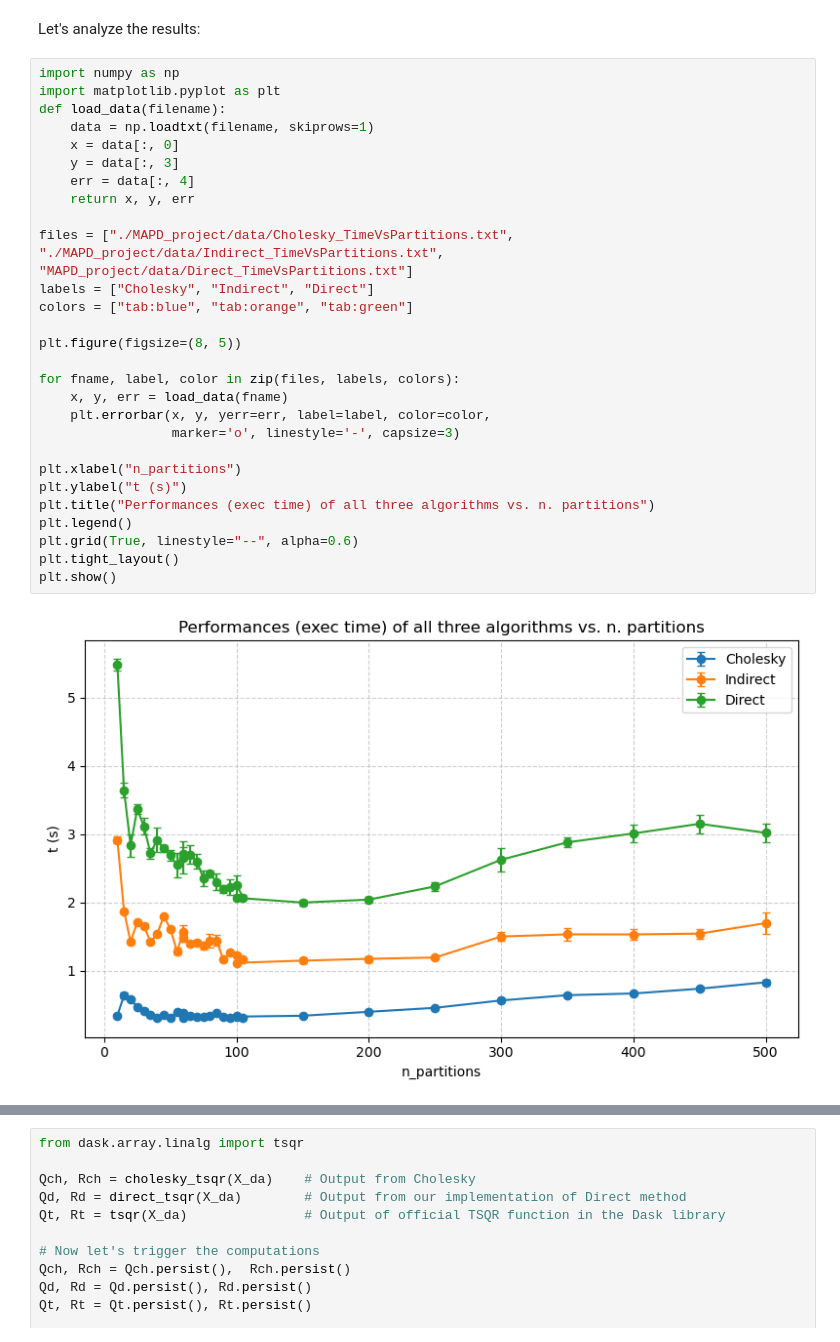
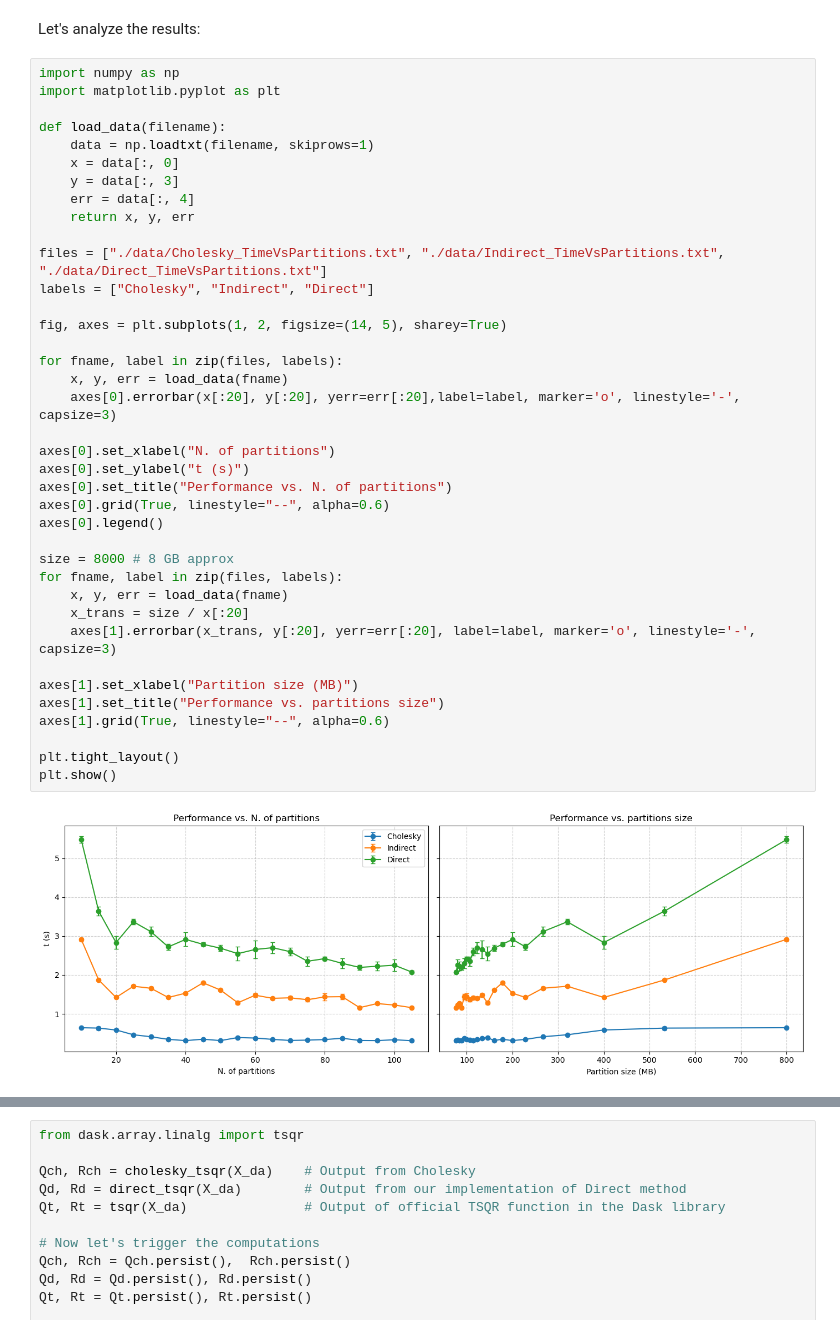
Before and after one commit to AlessandroMiotto/MAPD_project, a Jupyter notebook: Benchmark.ipynb, the cells around one changed output, grey strips where cells are left out. Saved outputs shown, nothing was run; the diff lists cells and outputs as text.

Commit message:
Benchmark n_partition finished

```diff
--- a/Benchmark.ipynb
+++ b/Benchmark.ipynb
@@ -138,30 +147,40 @@ Let's analyze the results:
 # %%
 import numpy as np
 import matplotlib.pyplot as plt
+
 def load_data(filename):
     data = np.loadtxt(filename, skiprows=1)
     x = data[:, 0]
     y = data[:, 3]
     err = data[:, 4]
     return x, y, err
 
-files = ["./MAPD_project/data/Cholesky_TimeVsPartitions.txt", "./MAPD_project/data/Indirect_TimeVsPartitions.txt", "MAPD_project/data/Direct_TimeVsPartitions.txt"]
+files = ["./data/Cholesky_TimeVsPartitions.txt", "./data/Indirect_TimeVsPartitions.txt", "./data/Direct_TimeVsPartitions.txt"]
 labels = ["Cholesky", "Indirect", "Direct"]
-colors = ["tab:blue", "tab:orange", "tab:green"]
 
-plt.figure(figsize=(8, 5))
+fig, axes = plt.subplots(1, 2, figsize=(14, 5), sharey=True)
 
-for fname, label, color in zip(files, labels, colors):
+for fname, label in zip(files, labels):
     x, y, err = load_data(fname)
-    plt.errorbar(x, y, yerr=err, label=label, color=color,
-                 marker='o', linestyle='-', capsize=3)
+    axes[0].errorbar(x[:20], y[:20], yerr=err[:20],label=label, marker='o', linestyle='-', capsize=3)
 
-plt.xlabel("n_partitions")
-plt.ylabel("t (s)")
-plt.title("Performances (exec time) of all three algorithms vs. n. partitions")
-plt.legend()
-plt.grid(True, linestyle="--", alpha=0.6)
+axes[0].set_xlabel("N. of partitions")
+axes[0].set_ylabel("t (s)")
+axes[0].set_title("Performance vs. N. of partitions")
+axes[0].grid(True, linestyle="--", alpha=0.6)
+axes[0].legend()
+
+size = 8000 # 8 GB approx
+for fname, label in zip(files, labels):
+    x, y, err = load_data(fname)
+    x_trans = size / x[:20]
+    axes[1].errorbar(x_trans, y[:20], yerr=err[:20], label=label, marker='o', linestyle='-', capsize=3)
+
+axes[1].set_xlabel("Partition size (MB)")
+axes[1].set_title("Performance vs. partitions size")
+axes[1].grid(True, linestyle="--", alpha=0.6)
+
 plt.tight_layout()
 plt.show()
 # %% [output]
-[figure, old version]
+[figure, new version]
```
Also changed, not shown: parts of 5 cells of this notebook, 3 other files.
